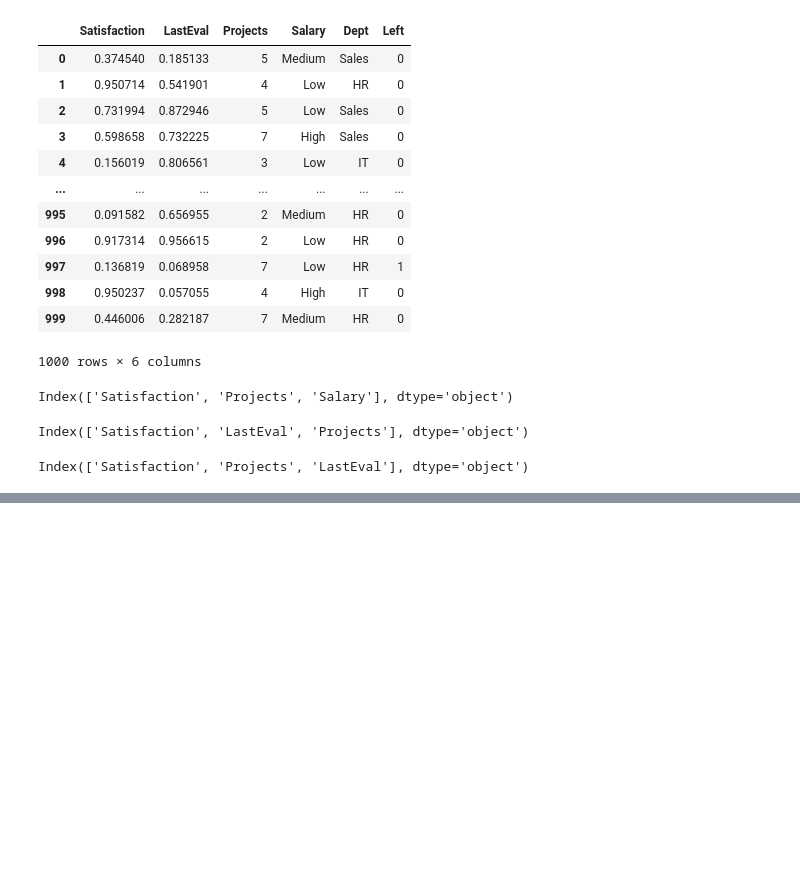
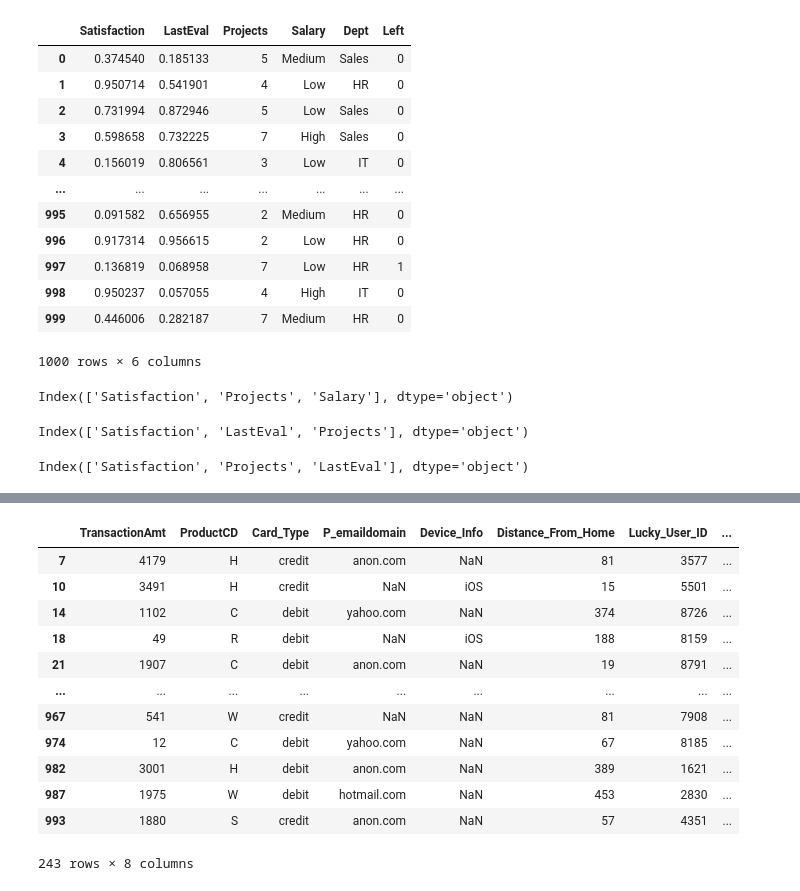
Before and after one commit to rezzz59/STUPEN, a Jupyter notebook: KELAS/feature_engginering/breast_cancer.ipynb, the cells around one changed output, grey strips where cells are left out. Drawn from its saved outputs; the diff is of its cells as text; code cells hidden in the pictures; blank space fills up the shorter version.

```diff
--- a/KELAS/feature_engginering/breast_cancer.ipynb
+++ b/KELAS/feature_engginering/breast_cancer.ipynb
@@ -233,0 +338,16 @@ Index(['Satisfaction', 'Projects', 'LastEval'], dtype='object')
+# %%
+df_fraud[df_fraud.isnull().any(axis=1)]
+# %% [output]
+|  | TransactionAmt | ProductCD | Card_Type | P_emaildomain | Device_Info | Distance_From_Home | Lucky_User_ID | ... |
+| 7 | 4179 | H | credit | anon.com | NaN | 81 | 3577 | ... |
+| 10 | 3491 | H | credit | NaN | iOS | 15 | 5501 | ... |
+| 14 | 1102 | C | debit | yahoo.com | NaN | 374 | 8726 | ... |
+| 18 | 49 | R | debit | NaN | iOS | 188 | 8159 | ... |
+| 21 | 1907 | C | debit | anon.com | NaN | 19 | 8791 | ... |
+| ... | ... | ... | ... | ... | ... | ... | ... | ... |
+| 967 | 541 | W | credit | NaN | NaN | 81 | 7908 | ... |
+| 974 | 12 | C | debit | yahoo.com | NaN | 67 | 8185 | ... |
+| 982 | 3001 | H | debit | anon.com | NaN | 389 | 1621 | ... |
+| 987 | 1975 | W | debit | hotmail.com | NaN | 453 | 2830 | ... |
+| 993 | 1880 | S | credit | anon.com | NaN | 57 | 4351 | ... |
+243 rows × 8 columns
```
Also changed, not shown: parts of 15 cells of this notebook.
